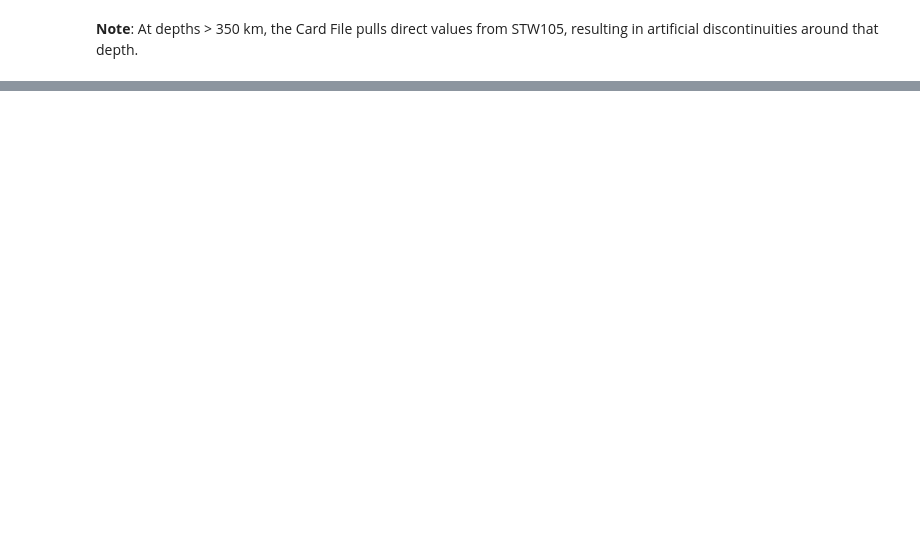
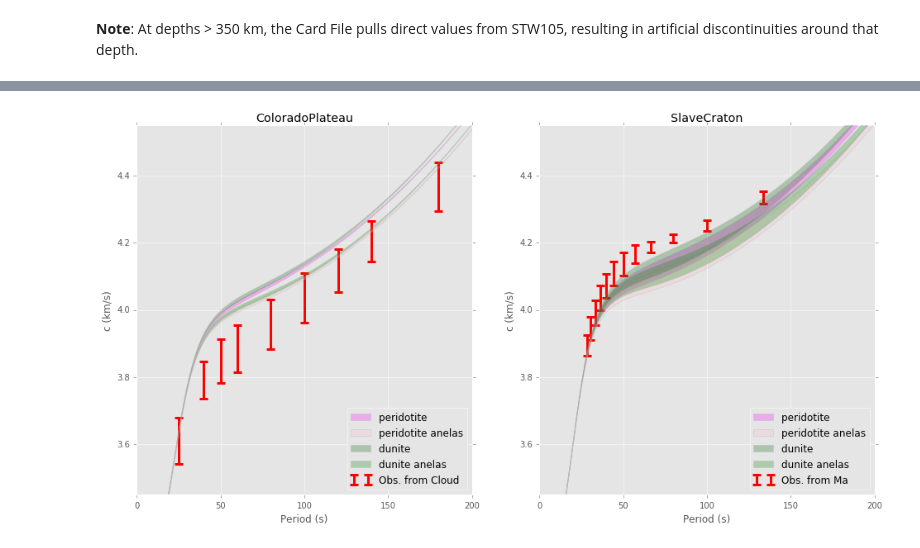
Before and after one commit to nmancinelli/ss-precursors, a Jupyter notebook: Forward_Modeling_Workflow.ipynb, the cells around one changed output, grey strips where cells are left out. Saved outputs shown, nothing was run; the diff lists cells and outputs as text; code cells hidden in the pictures; blank space fills up the shorter version.

```diff
--- a/Forward_Modeling_Workflow.ipynb
+++ b/Forward_Modeling_Workflow.ipynb
@@ -161,0 +155,59 @@ _ = plt.legend(loc=4)
+# %%
+#Import observations and plot against predictions
+from observations.observations import PhaseVelocities, Region
+
+fig = plt.figure(1,(16,8))
+
+for iplt, location in enumerate(["ColoradoPlateau","SlaveCraton"]):
+    if "Colorado" in location:
+        source = "Cloud"
+        rg=Region(35,40,-112,-108,source)
+
+    else:
+        source = "Ma"
+        rg=Region(63,66,-112,-108,source)
+
+    plt.subplot(1,2,iplt+1)
+
+    colors = ['magenta','pink','darkgreen','green']
+    kk=0
+
+    for rt in ['peridotite','dunite']:
+        for ref_period in [-1.0, 1.0]:
+            if ref_period > 0:
+                tag2 = 'anelas'
+            else:
+                tag2 = ''
+
+            filename1='minos.%s.%s.%s.%s.pickle' % ('max',tag2,rt,location)
+            filename2='minos.%s.%s.%s.%s.pickle' % ('min',tag2,rt,location)
+
+            minos1 = Minos('max').load(filename1)
+            minos2 = Minos('min').load(filename2)
+
+
+            _ = plt.fill_between(minos1.period, minos1.c, minos2.c, label='%s %s' % (rt,tag2), lw=1,
+                                 facecolor=colors[kk], edgecolor='darkgray', zorder=1000, alpha=0.25)
+
+            kk += 1
+
+
+
+    xs,ys,yerrs = [],[],[]
+    for key in rg.mean:
+        xs.append(key)
+        ys.append(rg.mean[key]/1000.)
+        yerrs.append(rg.std[key]/1000. *2.0)
+
+    _ = plt.errorbar(xs, ys, yerr=yerrs,
+                     elinewidth=3, label='Obs. from %s' % source, color='red', capsize=5, linestyle=' ',capthick=3,
+                    zorder = 1)
+
+    plt.xlim(0,200)
+    plt.ylim(3.45,4.55)
+    plt.ylabel('c (km/s)')
+    plt.xlabel('Period (s)')
+
+    _,_ = plt.legend(loc=4), plt.title(location)
+# %% [output]
+[figure, added]
```
Also changed, not shown: parts of 4 cells of this notebook, 37 other files.
